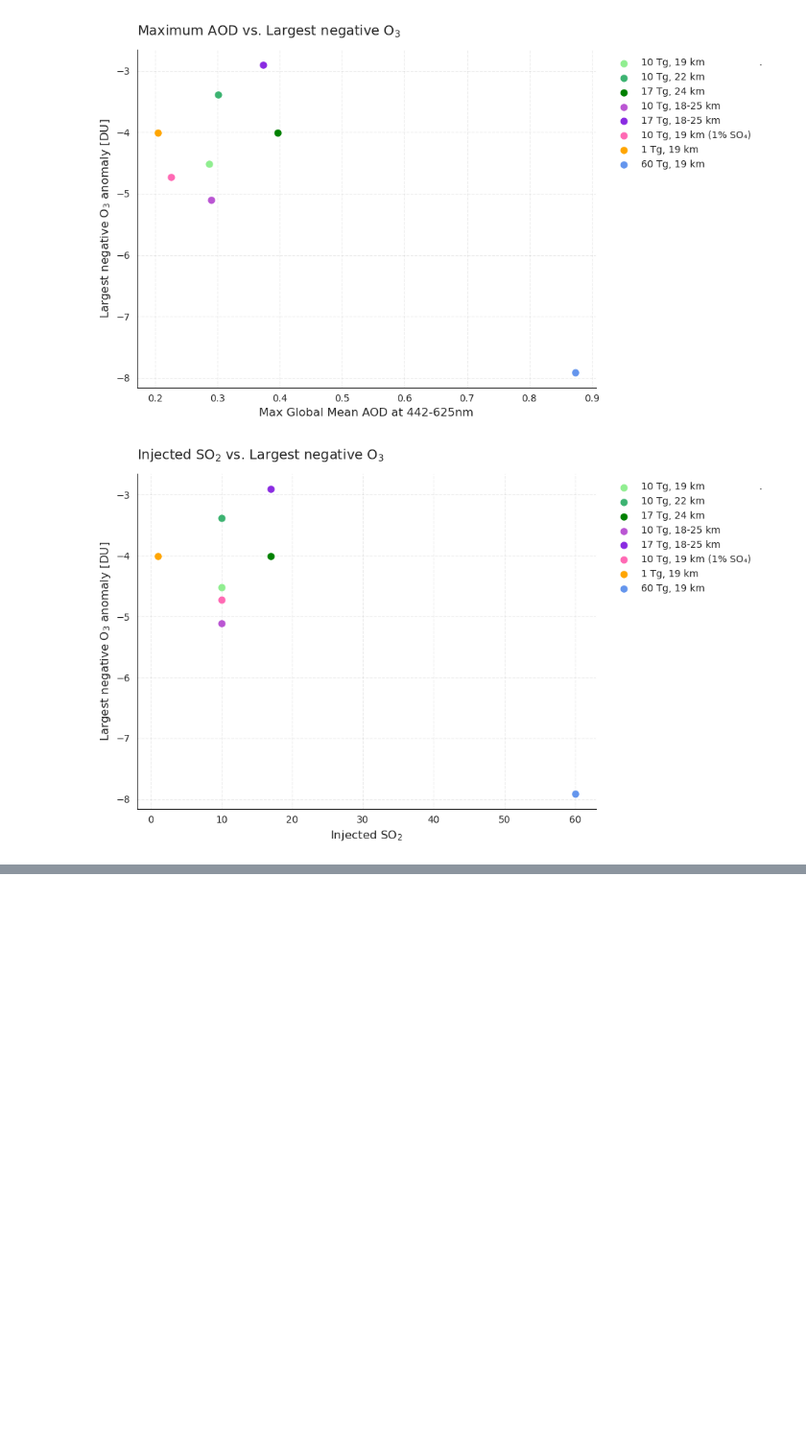
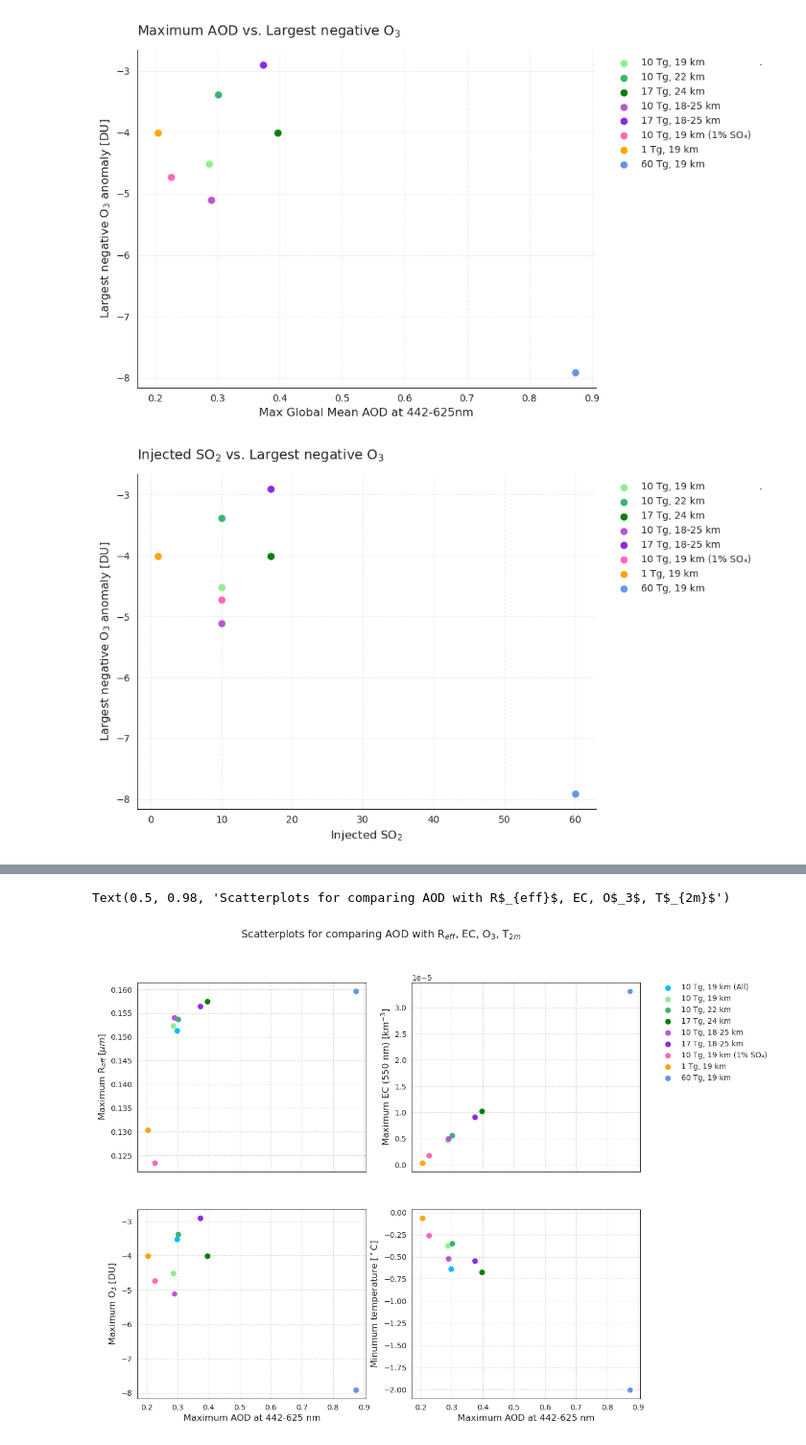
Before and after one commit to EliHHogemo/master_thesis, a Jupyter notebook: scatterplots.ipynb, the cells around one changed output, grey strips where cells are left out. Shown at 96% size. Drawn from its saved outputs; the diff is of its cells as text; code cells hidden in the pictures; blank space fills up the shorter version.

```diff
--- a/scatterplots.ipynb
+++ b/scatterplots.ipynb
@@ -534,6 +555,8 @@ print(f"10 Tg: {reff_19:.4f}")
 # %% [output]
 60 Tg: 0.1597
 10 Tg: 0.1523
+# %%
+reffaero_19_max = get_reff_max(reffaero_19, p_lev)
 # %%
 datasets = [reffaero_19_c, reffaero_60tg, reffaero_22, reffaero_24, reffaero_1825, reffaero_1825_17tg, reffaero_1tg, reffaero_1pr]
 p_levels = [p_lev_19_c, p_lev_60tg, p_lev_22, p_lev_24, p_lev_1825, p_lev_1825_17tg, p_lev_1tg, p_lev_1pr]
@@ -735,0 +829,61 @@ plt.show()
+# %%
+fig, ax = plt.subplots(2,2, figsize=(12, 10), sharex=True)
+
+ax[0,0].scatter(aod_19_max, reffaero_19_max, color = "deepskyblue", lw=1.5, label="10 Tg, 19 km (All)")
+ax[0,0].scatter(aod_19_c_max, reff_max_values[0], color="lightgreen", lw=1.5,label="10 Tg, 19 km")
+ax[0,0].scatter(aod_22_max, reff_max_values[2],color="mediumseagreen", lw=1.5,label="10 Tg, 22 km")
+ax[0,0].scatter(aod_24_max, reff_max_values[3], color="green", lw=1.5,label="17 Tg, 24 km")
+ax[0,0].scatter(aod_1825_max, reff_max_values[4],color="mediumorchid", lw=1.5,label="10 Tg, 18-25 km")
+ax[0,0].scatter(aod_1825_17tg_max, reff_max_values[5],color="blueviolet", lw=1.5,label="17 Tg, 18-25 km")
+ax[0,0].scatter(aod_1pr_max, reff_max_values[7], color="hotpink", lw=1.5,label="10 Tg, 19 km (1% SO₄)")
+ax[0,0].scatter(aod_1tg_max, reff_max_values[6], color="orange", lw=1.5, label="1 Tg, 19 km")
+ax[0,0].scatter(aod_60tg_max, reff_max_values[1],color="cornflowerblue", lw=1.5,label="60 Tg, 19 km ")
+ax[0,0].grid(True, alpha=0.7, ls="--")
+ax[0,0].set_xlabel(" ")
+ax[0,0].set_ylabel("Maximum R$_{eff}$ [$\mu m$]", fontsize=12)
+
+ax[0,1].scatter(aod_19_c_max, all_max_ext[0], color="lightgreen", lw=1.5) #,label="10 Tg, 19 km")
+ax[0,1].scatter(aod_22_max, all_max_ext[1],color="mediumseagreen", lw=1.5) #,label="10 Tg, 22 km")
+ax[0,1].scatter(aod_24_max, all_max_ext[2],color="green", lw=1.5) #,label="17 Tg, 24 km")
+ax[0,1].scatter(aod_1825_max, all_max_ext[3],color="mediumorchid", lw=1.5) #,label="10 Tg, 18-25 km")
+ax[0,1].scatter(aod_1825_17tg_max, all_max_ext[4],color="blueviolet", lw=1.5) #,label="17 Tg, 18-25 km")
+ax[0,1].scatter(aod_1pr_max, all_max_ext[6],color="hotpink", lw=1.5) #, label="10 Tg, 19 km (1% SO₄)")
+ax[0,1].scatter(aod_1tg_max, all_max_ext[5], color="orange", lw=1.5) #, label="1 Tg, 19 km")
+ax[0,1].scatter(aod_60tg_max, all_max_ext[7],color="cornflowerblue") #, lw=1.5,label="60 Tg, 19 km ")
+ax[0,1].grid(True, alpha=0.7, ls="--")
+ax[0,1].set_xlabel(" ")
+ax[0,1].set_ylabel("Maximum EC (550 nm) [km$^{-3}$]", fontsize=12)
+
+ax[1,0].scatter(aod_19_max, max_ozone_19, color="deepskyblue", lw=1.5)
+ax[1,0].scatter(aod_19_c_max, max_ozone_19_c, color="lightgreen", lw=1.5) #,label="10 Tg, 19 km"
+ax[1,0].scatter(aod_22_max, max_ozone_22,color="mediumseagreen", lw=1.5) #,label="10 Tg, 22 km")
+ax[1,0].scatter(aod_24_max, max_ozone_24, color="green", lw=1.5) #,label="17 Tg, 24 km")
+ax[1,0].scatter(aod_1825_max, max_ozone_1825,color="mediumorchid") #, lw=1.5,label="10 Tg, 18-25 km")
+ax[1,0].scatter(aod_1825_17tg_max, max_ozone_1825_17tg, color="blueviolet", lw=1.5) #,label="17 Tg, 18-25 km")
+ax[1,0].scatter(aod_1pr_max, max_ozone_1pr, color="hotpink", lw=1.5) #,label="10 Tg, 19 km (1% SO₄)")
+ax[1,0].scatter(aod_1tg_max, max_ozone_1tg, color="orange", lw=1.5) #, label="1 Tg, 19 km")
+ax[1,0].scatter(aod_60tg_max, max_ozone_60tg, color="cornflowerblue", lw=1.5) #,label="60 Tg, 19 km ")
+ax[1,0].grid(True, alpha=0.7, ls="--")
+ax[1,0].set_xlabel("Maximum AOD at 442-625 nm", fontsize=12)
+ax[1,0].set_ylabel("Maximum O$_3$ [DU]", fontsize=12)
+
+ax[1,1].scatter(aod_19_max, t_anom_19_max, color = "deepskyblue", lw = 1.5)
+ax[1,1].scatter(aod_19_c_max, t_anom_19_c_max, color="lightgreen", lw=1.5) #,label="10 Tg, 19 km")
+ax[1,1].scatter(aod_22_max, t_anom_22max,color="mediumseagreen", lw=1.5) #,label="10 Tg, 22 km")
+ax[1,1].scatter(aod_24_max, t_anom_24_max,color="green", lw=1.5) #,label="17 Tg, 24 km")
+ax[1,1].scatter(aod_1825_max, t_anom_1825_max,color="mediumorchid", lw=1.5) #,label="10 Tg, 18-25 km")
+ax[1,1].scatter(aod_1825_17tg_max, t_anom_1825_17tg_max,color="blueviolet", lw=1.5) #,label="17 Tg, 18-25 km")
+ax[1,1].scatter(aod_1pr_max, t_anom_1pr_max,color="hotpink", lw=1.5) #, label="10 Tg, 19 km (1% SO₄)")
+ax[1,1].scatter(aod_1tg_max, t_anom_1tg_max, color="orange", lw=1.5) #, label="1 Tg, 19 km")
+ax[1,1].scatter(aod_60tg_max, t_anom_60tg_max,color="cornflowerblue") #, lw=1.5,label="60 Tg, 19 km ")
+ax[1,1].grid(True, alpha=0.7, ls="--")
+ax[1,1].set_xlabel("Maximum AOD at 442-625 nm", fontsize=12)
+ax[1,1].set_ylabel("Minumum temperature [$^\circ$C]", fontsize=12)
+
+fig.legend(bbox_to_anchor=(0.92, 0.89), loc='upper left', frameon=False)
+
+#plt.tight_layout
+plt.suptitle("Scatterplots for comparing AOD with R$_{eff}$, EC, O$_3$, T$_{2m}$", fontsize=14)
+# %% [output]
+Text(0.5, 0.98, 'Scatterplots for comparing AOD with R$_{eff}$, EC, O$_3$, T$_{2m}$')
+[figure, added]
```
Also changed, not shown: parts of 8 cells of this notebook.
